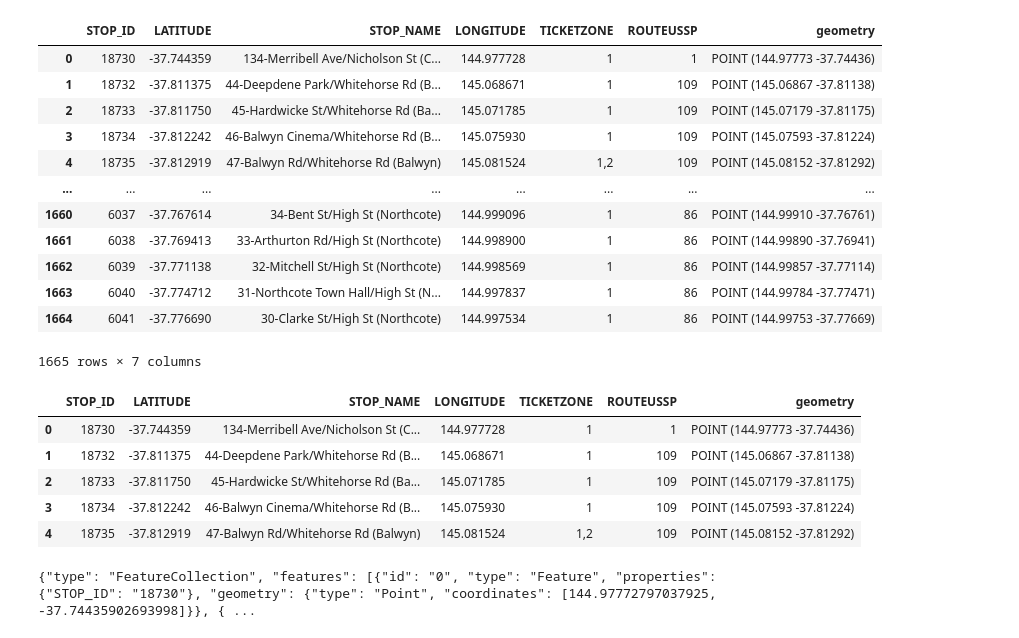
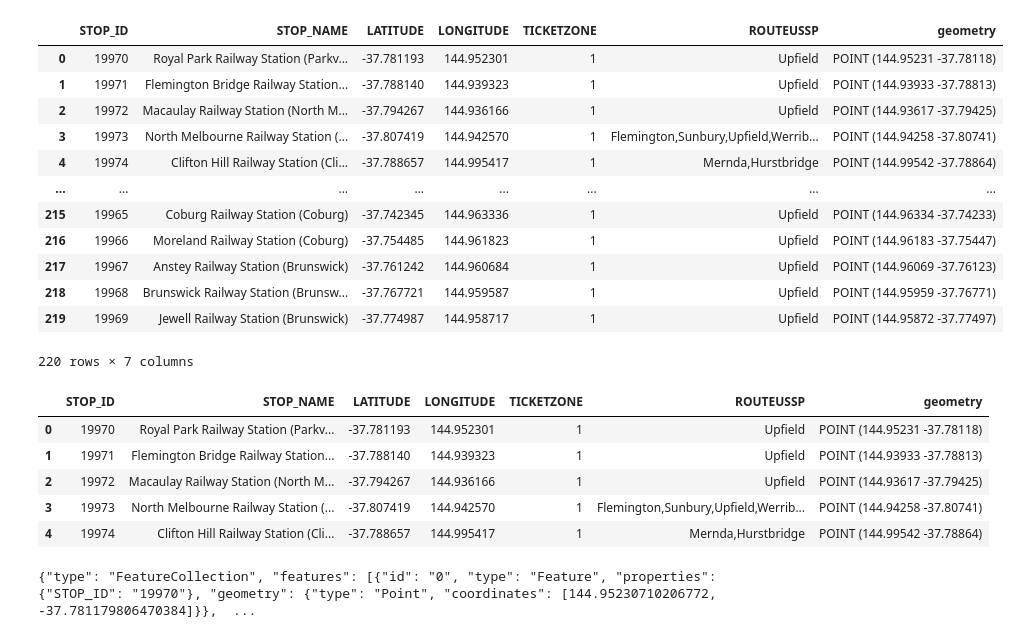
Before and after one commit to vanessagraciia/Real-Estate-Industry-Project, a Jupyter notebook: notebooks/trainstation_maps.ipynb, the cells around one changed output. Drawn from its saved outputs; the diff is of its cells as text; code cells hidden in the pictures.

Commit message:
TRAIN STATION MAPS

```diff
--- a/notebooks/trainstation_maps.ipynb
+++ b/notebooks/trainstation_maps.ipynb
@@ -3,35 +3,35 @@ import pandas as pd
 import geopandas as gpd
 # %%
 # sf stands for shape file
-sf = gpd.read_file("../data/raw/PTV METRO TRAM STOP/PTV_METRO_TRAM_STOP.shp")
+sf = gpd.read_file("../data/raw/PTV METRO TRAIN STATION/PTV_METRO_TRAIN_STATION.shp")
 
 sf
 # %% [output]
-|  | STOP_ID | LATITUDE | STOP_NAME | LONGITUDE | TICKETZONE | ROUTEUSSP | geometry |
-| 0 | 18730 | -37.744359 | 134-Merribell Ave/Nicholson St (C... | 144.977728 | 1 | 1 | POINT (144.97773 -37.74436) |
-| 1 | 18732 | -37.811375 | 44-Deepdene Park/Whitehorse Rd (B... | 145.068671 | 1 | 109 | POINT (145.06867 -37.81138) |
-| 2 | 18733 | -37.811750 | 45-Hardwicke St/Whitehorse Rd (Ba... | 145.071785 | 1 | 109 | POINT (145.07179 -37.81175) |
-| 3 | 18734 | -37.812242 | 46-Balwyn Cinema/Whitehorse Rd (B... | 145.075930 | 1 | 109 | POINT (145.07593 -37.81224) |
-| 4 | 18735 | -37.812919 | 47-Balwyn Rd/Whitehorse Rd (Balwyn) | 145.081524 | 1,2 | 109 | POINT (145.08152 -37.81292) |
+|  | STOP_ID | STOP_NAME | LATITUDE | LONGITUDE | TICKETZONE | ROUTEUSSP | geometry |
+| 0 | 19970 | Royal Park Railway Station (Parkv... | -37.781193 | 144.952301 | 1 | Upfield | POINT (144.95231 -37.78118) |
+| 1 | 19971 | Flemington Bridge Railway Station... | -37.788140 | 144.939323 | 1 | Upfield | POINT (144.93933 -37.78813) |
+| 2 | 19972 | Macaulay Railway Station (North M... | -37.794267 | 144.936166 | 1 | Upfield | POINT (144.93617 -37.79425) |
+| 3 | 19973 | North Melbourne Railway Station (... | -37.807419 | 144.942570 | 1 | Flemington,Sunbury,Upfield,Werrib... | POINT (144.94258 -37.80741) |
+| 4 | 19974 | Clifton Hill Railway Station (Cli... | -37.788657 | 144.995417 | 1 | Mernda,Hurstbridge | POINT (144.99542 -37.78864) |
 | ... | ... | ... | ... | ... | ... | ... | ... |
-| 1660 | 6037 | -37.767614 | 34-Bent St/High St (Northcote) | 144.999096 | 1 | 86 | POINT (144.99910 -37.76761) |
-| 1661 | 6038 | -37.769413 | 33-Arthurton Rd/High St (Northcote) | 144.998900 | 1 | 86 | POINT (144.99890 -37.76941) |
-| 1662 | 6039 | -37.771138 | 32-Mitchell St/High St (Northcote) | 144.998569 | 1 | 86 | POINT (144.99857 -37.77114) |
-| 1663 | 6040 | -37.774712 | 31-Northcote Town Hall/High St (N... | 144.997837 | 1 | 86 | POINT (144.99784 -37.77471) |
-| 1664 | 6041 | -37.776690 | 30-Clarke St/High St (Northcote) | 144.997534 | 1 | 86 | POINT (144.99753 -37.77669) |
+| 215 | 19965 | Coburg Railway Station (Coburg) | -37.742345 | 144.963336 | 1 | Upfield | POINT (144.96334 -37.74233) |
+| 216 | 19966 | Moreland Railway Station (Coburg) | -37.754485 | 144.961823 | 1 | Upfield | POINT (144.96183 -37.75447) |
+| 217 | 19967 | Anstey Railway Station (Brunswick) | -37.761242 | 144.960684 | 1 | Upfield | POINT (144.96069 -37.76123) |
+| 218 | 19968 | Brunswick Railway Station (Brunsw... | -37.767721 | 144.959587 | 1 | Upfield | POINT (144.95959 -37.76771) |
+| 219 | 19969 | Jewell Railway Station (Brunswick) | -37.774987 | 144.958717 | 1 | Upfield | POINT (144.95872 -37.77497) |
-1665 rows × 7 columns
+220 rows × 7 columns
 # %%
 # Convert the geometry shaape to to latitude and longitude
 # Please attribute this if you are using it
 sf['geometry'] = sf['geometry'].to_crs("+proj=longlat +ellps=WGS84 +datum=WGS84 +no_defs")
 sf.head()
 # %% [output]
-|  | STOP_ID | LATITUDE | STOP_NAME | LONGITUDE | TICKETZONE | ROUTEUSSP | geometry |
-| 0 | 18730 | -37.744359 | 134-Merribell Ave/Nicholson St (C... | 144.977728 | 1 | 1 | POINT (144.97773 -37.74436) |
-| 1 | 18732 | -37.811375 | 44-Deepdene Park/Whitehorse Rd (B... | 145.068671 | 1 | 109 | POINT (145.06867 -37.81138) |
-| 2 | 18733 | -37.811750 | 45-Hardwicke St/Whitehorse Rd (Ba... | 145.071785 | 1 | 109 | POINT (145.07179 -37.81175) |
-| 3 | 18734 | -37.812242 | 46-Balwyn Cinema/Whitehorse Rd (B... | 145.075930 | 1 | 109 | POINT (145.07593 -37.81224) |
-| 4 | 18735 | -37.812919 | 47-Balwyn Rd/Whitehorse Rd (Balwyn) | 145.081524 | 1,2 | 109 | POINT (145.08152 -37.81292) |
+|  | STOP_ID | STOP_NAME | LATITUDE | LONGITUDE | TICKETZONE | ROUTEUSSP | geometry |
+| 0 | 19970 | Royal Park Railway Station (Parkv... | -37.781193 | 144.952301 | 1 | Upfield | POINT (144.95231 -37.78118) |
+| 1 | 19971 | Flemington Bridge Railway Station... | -37.788140 | 144.939323 | 1 | Upfield | POINT (144.93933 -37.78813) |
+| 2 | 19972 | Macaulay Railway Station (North M... | -37.794267 | 144.936166 | 1 | Upfield | POINT (144.93617 -37.79425) |
+| 3 | 19973 | North Melbourne Railway Station (... | -37.807419 | 144.942570 | 1 | Flemington,Sunbury,Upfield,Werrib... | POINT (144.94258 -37.80741) |
+| 4 | 19974 | Clifton Hill Railway Station (Cli... | -37.788657 | 144.995417 | 1 | Mernda,Hurstbridge | POINT (144.99542 -37.78864) |
 # %%
 # create a JSON
 geoJSON = sf[['STOP_ID', 'geometry']].drop_duplicates('STOP_ID').to_json()
@@ -39,7 +39,7 @@ geoJSON = sf[['STOP_ID', 'geometry']].drop_duplicates('STOP_ID').to_json()
 # print the first 300 chars of the json
 print(geoJSON[:300])
 # %% [output]
-{"type": "FeatureCollection", "features": [{"id": "0", "type": "Feature", "properties": {"STOP_ID": "18730"}, "geometry": {"type": "Point", "coordinates": [144.97772797037925, -37.74435902693998]}}, { ...
+{"type": "FeatureCollection", "features": [{"id": "0", "type": "Feature", "properties": {"STOP_ID": "19970"}, "geometry": {"type": "Point", "coordinates": [144.95230710206772, -37.781179806470384]}},  ...
 # %%
 import folium
 _map = folium.Map(location=[-37.8136, 144.9631], tiles="Stamen Terrain", zoom_start=10)
```
